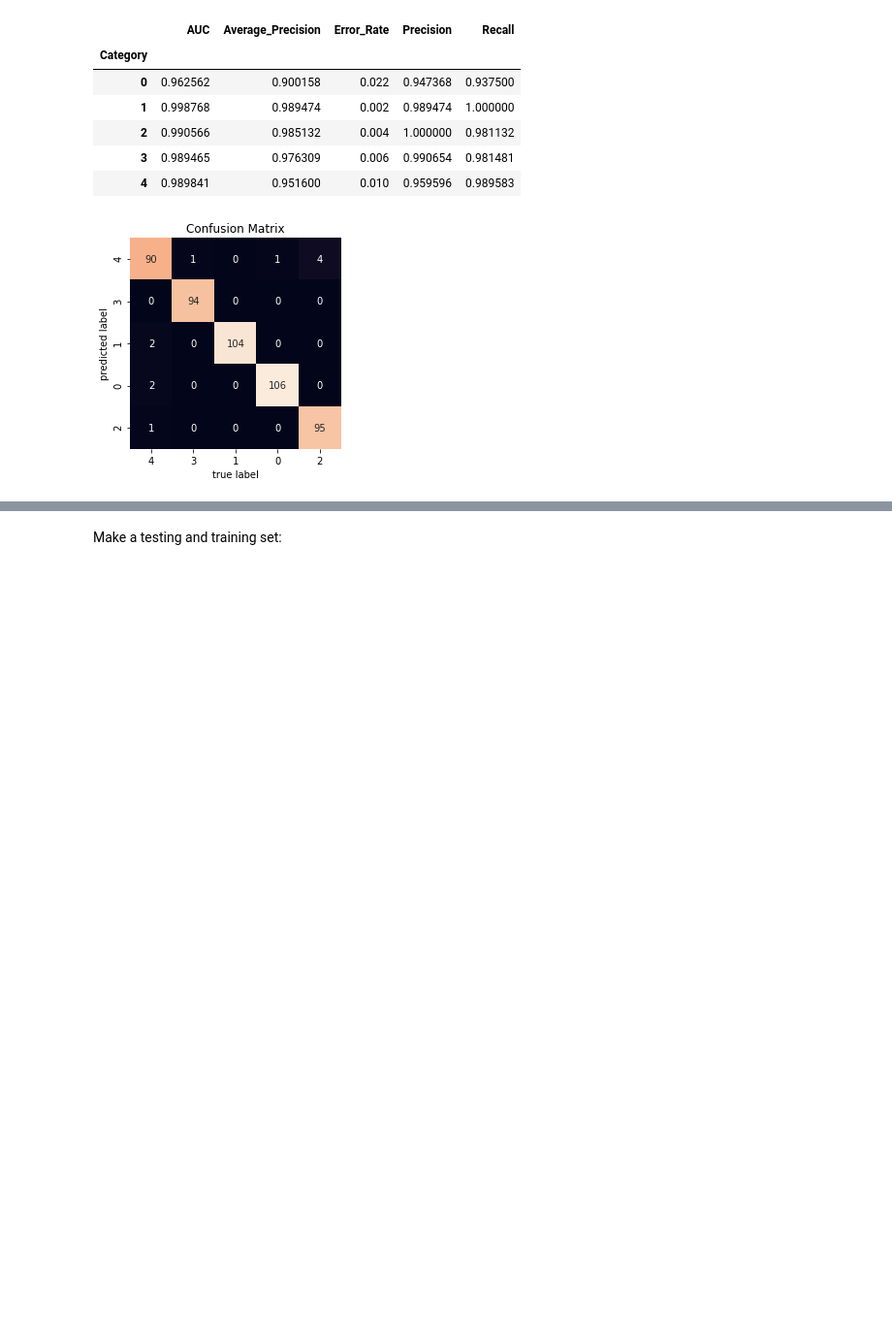
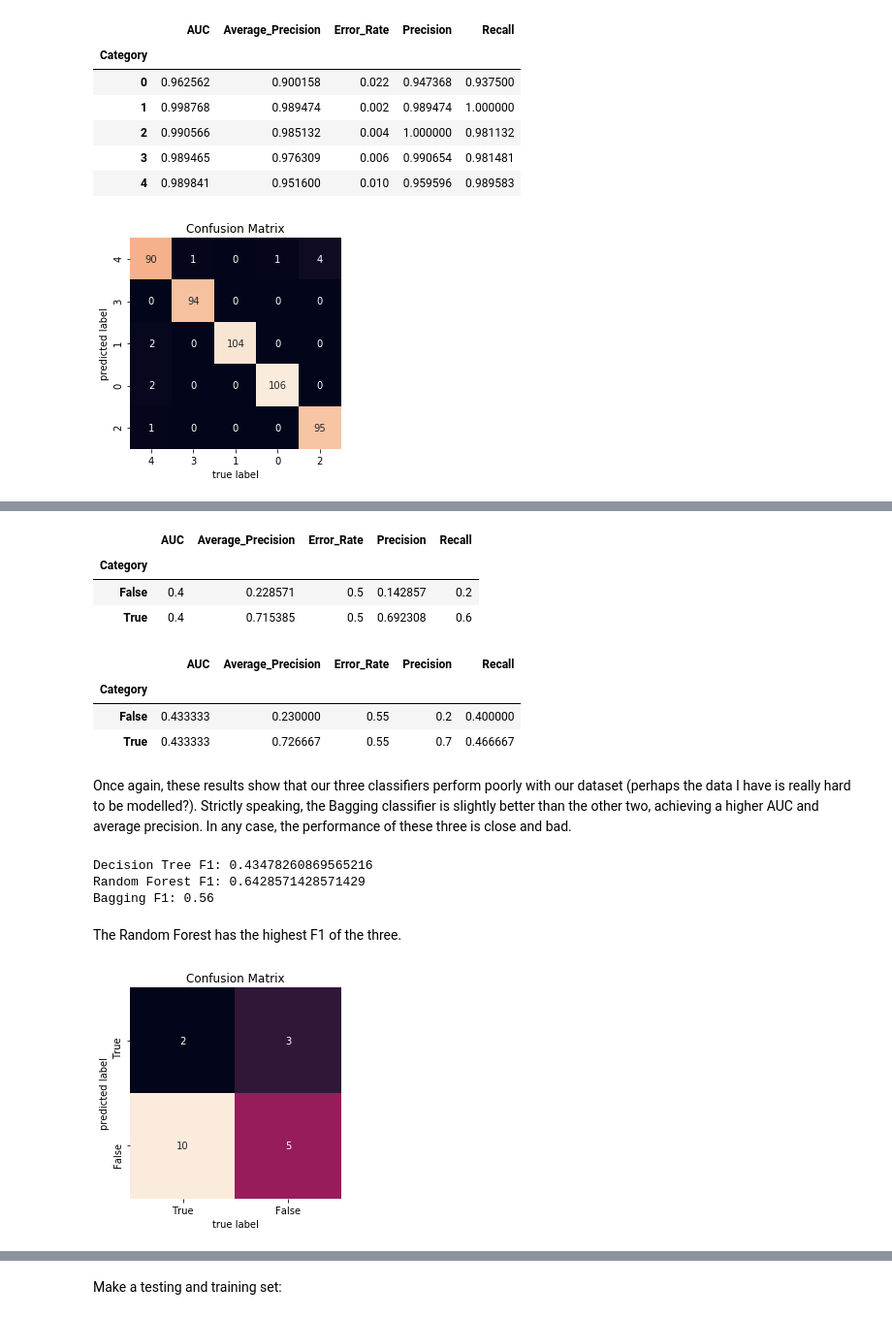
Before and after one commit to luisesanmartin/Content-Analysis-2020, a Jupyter notebook: week-3/3-Classification.ipynb, the cells around one changed output, grey strips where cells are left out. Shown at 97% size. Drawn from its saved outputs; the diff is of its cells as text; code cells hidden in the pictures; blank space fills up the shorter version.

```diff
--- a/week-3/3-Classification.ipynb
+++ b/week-3/3-Classification.ipynb
@@ -1188,6 +1175,3 @@ naiveBayes = sklearn.naive_bayes.BernoulliNB()
 naiveBayes.fit(np.stack(train_df_nb['vect'], axis=0), train_df_nb['category'])
 # %% [output]
 BernoulliNB(alpha=1.0, binarize=0.0, class_prior=None, fit_prior=True)
-# %%
-TFVects_test = TFVectorizer.transform(test_df_nb['sentence'])
-test_df_nb['vect'] = [np.array(v).flatten() for v in TFVects_test.todense()]
@@ -1209,7 +1188,7 @@ Testing mean accuracy:
 # %%
 performance_naive_bayes = lucem_illud_2020.evaluateClassifier(naiveBayes, test_df_nb)
-test_df_nb['nb_predict'] = naiveBayes.predict(np.stack(test_df_nb['vect'], axis=0))
-f1_nb = sklearn.metrics.f1_score(test_df_nb['category'], test_df_nb['nb_predict'])
+test_df['nb_predict'] = naiveBayes.predict(np.stack(test_df_nb['vect'], axis=0))
+f1_nb = sklearn.metrics.f1_score(test_df['category'], test_df['nb_predict'])
 # %% [output]
 A value is trying to be set on a copy of a slice from a DataFrame.
 Try using .loc[row_indexer,col_indexer] = value instead
@@ -1411,0 +1395,6 @@ lucem_illud_2020.plotConfusionMatrix(bag, df_exampleTree_test)
+# %%
+train_df_dt = train_df[:]
+test_df_dt = test_df[:]
+# %%
+clf_tree = sklearn.tree.DecisionTreeClassifier(max_depth=4,random_state=430103)
+clf_tree.fit(np.stack(train_df_dt['vect'], axis =0), train_df_dt['category'])
@@ -1411,0 +1499,30 @@ lucem_illud_2020.plotConfusionMatrix(bag, df_exampleTree_test)
+# %%
+performance_random_forest
+# %% [output]
+|  | AUC | Average_Precision | Error_Rate | Precision | Recall |
+| Category |  |  |  |  |  |
+| False | 0.4 | 0.228571 | 0.5 | 0.142857 | 0.2 |
+| True | 0.4 | 0.715385 | 0.5 | 0.692308 | 0.6 |
+# %%
+performance_bagging
+# %% [output]
+|  | AUC | Average_Precision | Error_Rate | Precision | Recall |
+| Category |  |  |  |  |  |
+| False | 0.433333 | 0.230000 | 0.55 | 0.2 | 0.400000 |
+| True | 0.433333 | 0.726667 | 0.55 | 0.7 | 0.466667 |
+# %% [markdown]
+Once again, these results show that our three classifiers perform poorly with our dataset (perhaps the data I have is really hard to be modelled?). Strictly speaking, the Bagging classifier is slightly better than the other two, achieving a higher AUC and average precision. In any case, the performance of these three is close and bad.
+# %%
+print('Decision Tree F1:', f1_dt)
+print('Random Forest F1:', f1_rf)
+print('Bagging F1:', f1_bagging)
+# %% [output]
+Decision Tree F1: 0.43478260869565216
+Random Forest F1: 0.6428571428571429
+Bagging F1: 0.56
+# %% [markdown]
+The Random Forest has the highest F1 of the three.
+# %%
+lucem_illud_2020.plotConfusionMatrix(clf_tree, test_df_dt)
+# %% [output]
+[figure, added]
```
Also changed, not shown: parts of 52 cells of this notebook.
